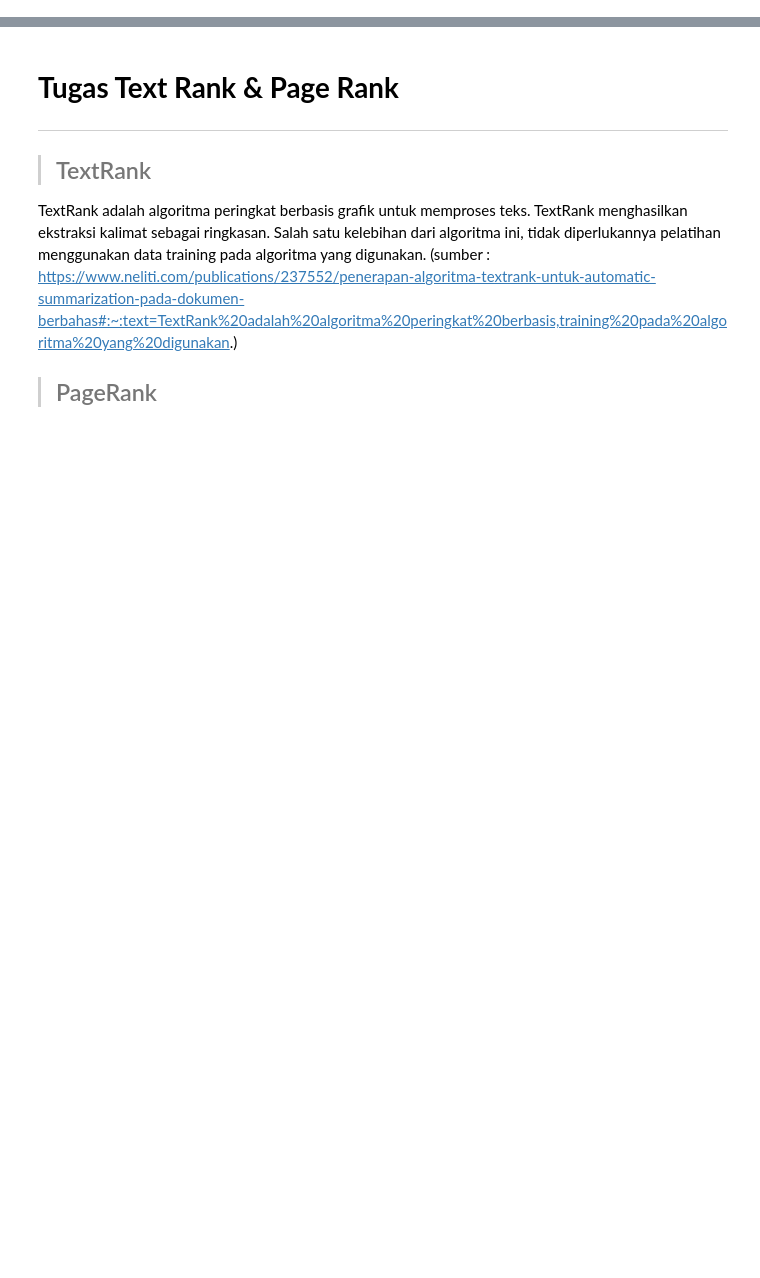
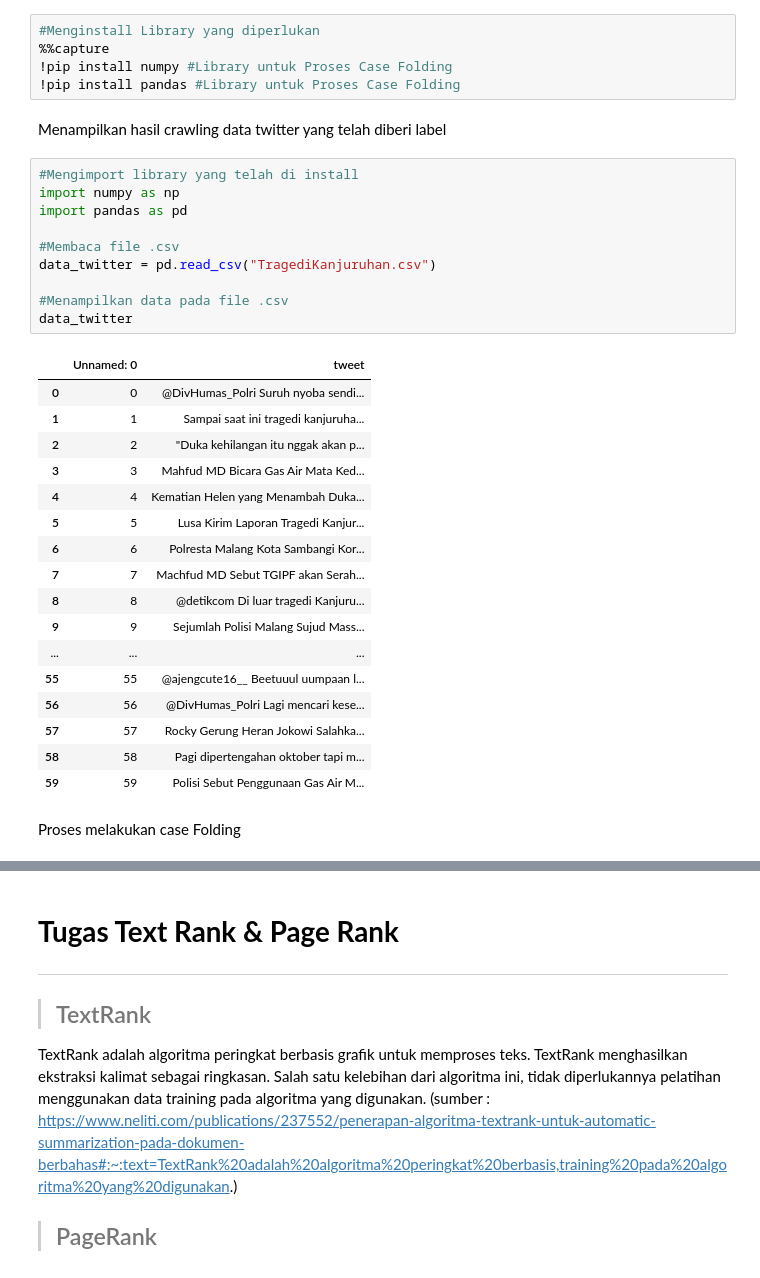
Before and after one commit to azrielakbar/webmining, a Jupyter notebook: _sources/tugaspagerank.ipynb, the cells around one changed output, grey strips where cells are left out. Cells and saved outputs as stored; diff of their text form; blank space fills up the shorter version.

```diff
--- a/_sources/tugaspagerank.ipynb
+++ b/_sources/tugaspagerank.ipynb
@@ -0,0 +105,37 @@
+# %%
+#Menginstall Library yang diperlukan
+%%capture
+!pip install numpy #Library untuk Proses Case Folding
+!pip install pandas #Library untuk Proses Case Folding
+# %% [markdown]
+Menampilkan hasil crawling data twitter yang telah diberi label
+# %%
+#Mengimport library yang telah di install
+import numpy as np
+import pandas as pd
+
+#Membaca file .csv
+data_twitter = pd.read_csv("TragediKanjuruhan.csv")
+
+#Menampilkan data pada file .csv
+data_twitter
+# %% [output]
+|  | Unnamed: 0 | tweet |
+| 0 | 0 | @DivHumas_Polri Suruh nyoba sendi... |
+| 1 | 1 | Sampai saat ini tragedi kanjuruha... |
+| 2 | 2 | "Duka kehilangan itu nggak akan p... |
+| 3 | 3 | Mahfud MD Bicara Gas Air Mata Ked... |
+| 4 | 4 | Kematian Helen yang Menambah Duka... |
+| 5 | 5 | Lusa Kirim Laporan Tragedi Kanjur... |
+| 6 | 6 | Polresta Malang Kota Sambangi Kor... |
+| 7 | 7 | Machfud MD Sebut TGIPF akan Serah... |
+| 8 | 8 | @detikcom Di luar tragedi Kanjuru... |
+| 9 | 9 | Sejumlah Polisi Malang Sujud Mass... |
+| ... | ... | ... |
+| 55 | 55 | @ajengcute16__ Beetuuul uumpaan l... |
+| 56 | 56 | @DivHumas_Polri Lagi mencari kese... |
+| 57 | 57 | Rocky Gerung Heran Jokowi Salahka... |
+| 58 | 58 | Pagi dipertengahan oktober tapi m... |
+| 59 | 59 | Polisi Sebut Penggunaan Gas Air M... |
+# %% [markdown]
+Proses melakukan case Folding
```
Also changed, not shown: parts of 45 cells of this notebook, 18 other files.
